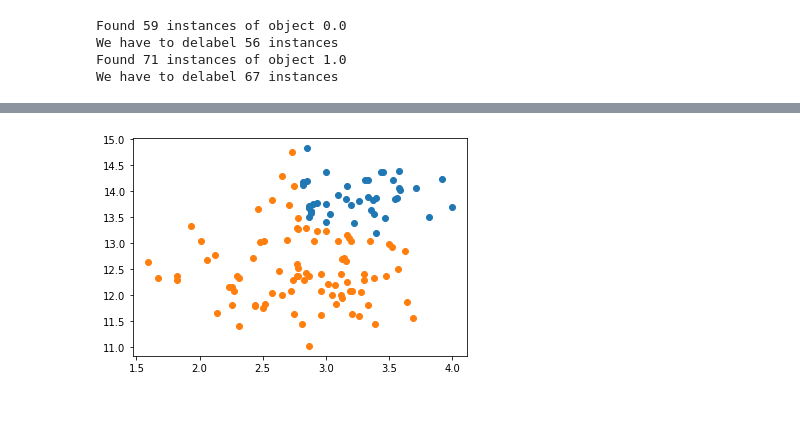
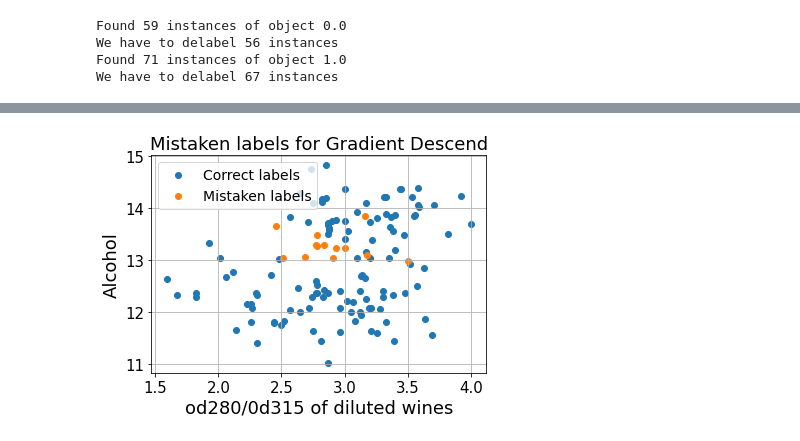
Before and after one commit to PashaIanko/Semi-Supervised-Labelling, a Jupyter notebook: main_notebook.ipynb, the cells around one changed output, grey strips where cells are left out. Saved outputs shown, nothing was run; the diff lists cells and outputs as text; code cells hidden in the pictures; blank space fills up the shorter version.

Commit message:
did visuzlization of mistakes

```diff
--- a/main_notebook.ipynb
+++ b/main_notebook.ipynb
@@ -732,7 +770,7 @@ solver = GradientDescentSolver(
     similarity_func = None
 )
 
-
+start = default_timer()
 Y_real_preds = solver.solve(
     X_real,
     Y_real_delabeled,
@@ -743,4 +781,6 @@ Y_real_preds = solver.solve(
     stop_loss = 0.0,
     weight_matrix=weights_real
 )
+end = default_timer()
+print(f'CPU time:{end - start}')
 # %% [output]
@@ -767,7 +804,32 @@ Exit condition
-# %%
-plot_clusters(
-    X_real,
-    Y_real_preds
-)
-# %% [output]
-[figure, removed]
+# %%
+def plot_mistakes(X, Y, Y_preds, title = None):
+    mask = Y == Y_preds
+
+    subset_true = X[mask]
+    subset_false = X[np.where(mask == False)]
+    fig, ax = plt.subplots()
+
+    ax.scatter(subset_true[:, 0], subset_true[:, 1])
+    ax.scatter(subset_false[:, 0], subset_false[:, 1])
+
+    legend_size = 14
+    plt.legend(['Correct labels', 'Mistaken labels'], prop = {'size': legend_size})
+    plt.grid()
+    fontsize = 18
+    labelsize = 15
+
+    plt.xlabel('od280/0d315 of diluted wines', fontsize = fontsize)
+    plt.ylabel('Alcohol', fontsize = fontsize)
+    plt.tick_params(axis = 'both', labelsize = labelsize)
+    plt.title(title, fontsize = fontsize)
+
+
+
+plot_mistakes(
+    X_real,
+    Y_real,
+    Y_real_preds,
+    title = 'Mistaken labels for Gradient Descend'
+)
+# %% [output]
+[figure, added]
```
Also changed, not shown: parts of 20 cells of this notebook.
